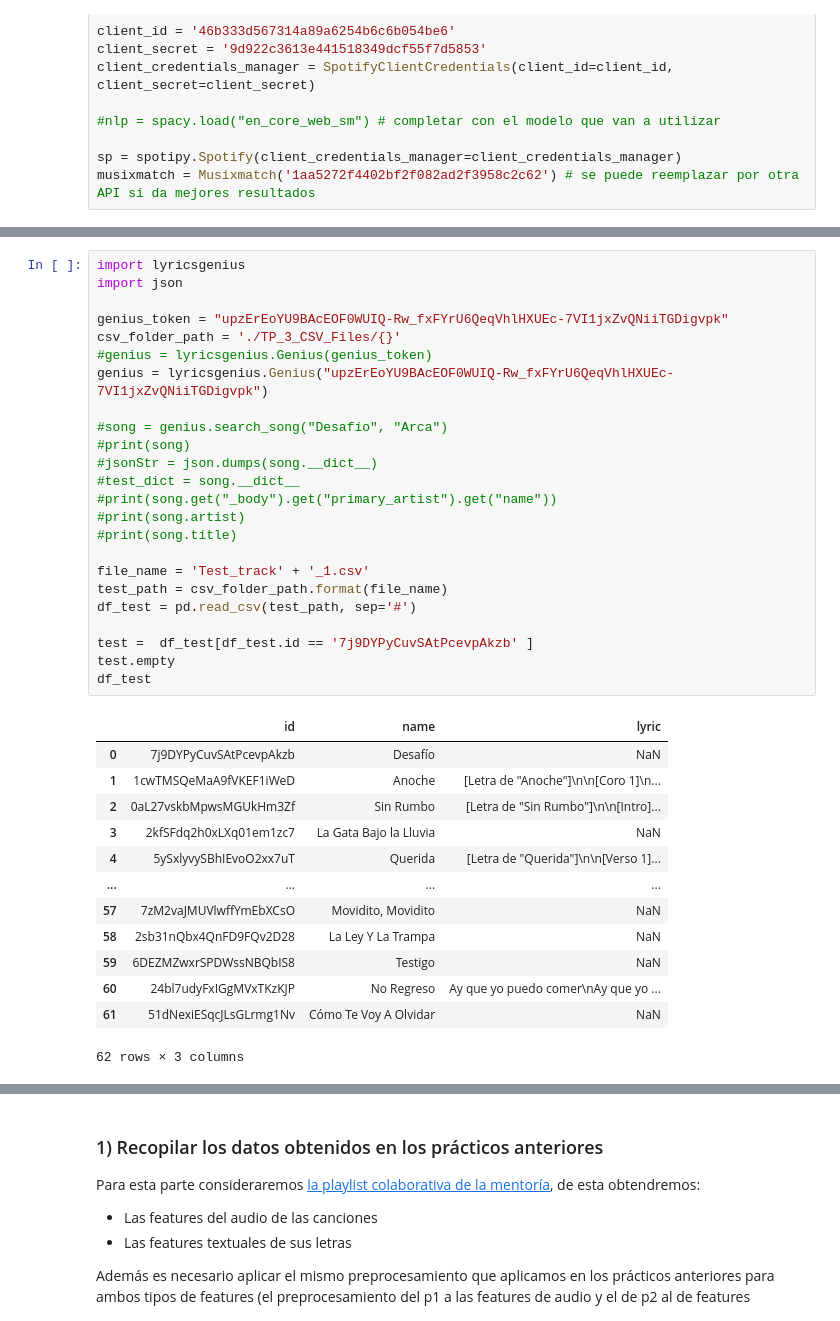
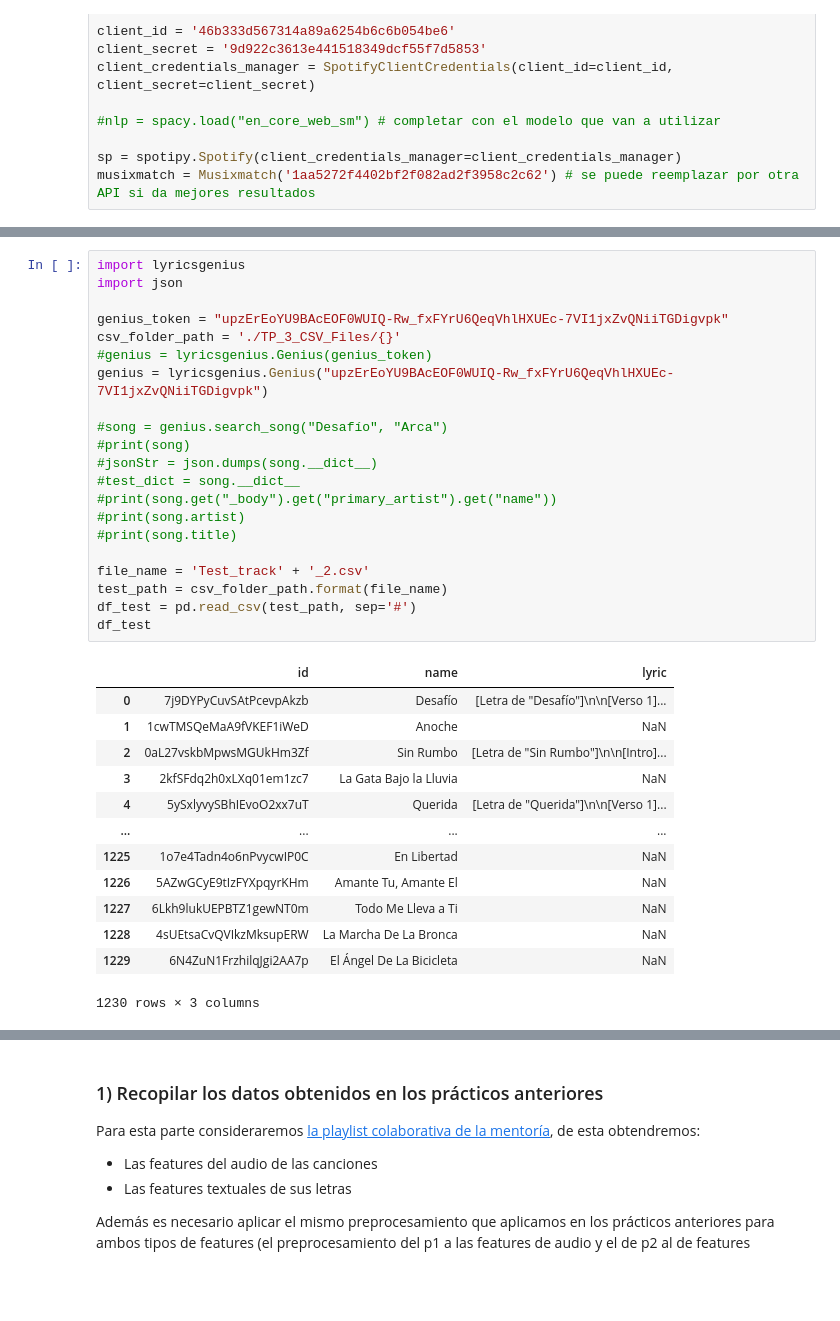
Before and after one commit to igutierrez-projects/IA-project-classify-tracks, a Jupyter notebook: TP_3_Mentoria_2020.ipynb, the cells around one changed output, grey strips where cells are left out. Saved outputs shown, nothing was run; the diff lists cells and outputs as text; blank space fills up the shorter version.

```diff
--- a/TP_3_Mentoria_2020.ipynb
+++ b/TP_3_Mentoria_2020.ipynb
@@ -140,39 +157,36 @@ df_mentoria
 # %%
 import lyricsgenius
 import json
 
 genius_token = "upzErEoYU9BAcEOF0WUIQ-Rw_fxFYrU6QeqVhlHXUEc-7VI1jxZvQNiiTGDigvpk"
 csv_folder_path = './TP_3_CSV_Files/{}'
 #genius = lyricsgenius.Genius(genius_token)
 genius = lyricsgenius.Genius("upzErEoYU9BAcEOF0WUIQ-Rw_fxFYrU6QeqVhlHXUEc-7VI1jxZvQNiiTGDigvpk")
 
 #song = genius.search_song("Desafío", "Arca")
 #print(song)
 #jsonStr = json.dumps(song.__dict__)
 #test_dict = song.__dict__
 #print(song.get("_body").get("primary_artist").get("name"))
 #print(song.artist)
 #print(song.title)
 
-file_name = 'Test_track' + '_1.csv'
+file_name = 'Test_track' + '_2.csv'
 test_path = csv_folder_path.format(file_name)
 df_test = pd.read_csv(test_path, sep='#')
-
-test =  df_test[df_test.id == '7j9DYPyCuvSAtPcevpAkzb' ]
-test.empty
 df_test
 # %% [output]
 |  | id | name | lyric |
-| 0 | 7j9DYPyCuvSAtPcevpAkzb | Desafío | NaN |
-| 1 | 1cwTMSQeMaA9fVKEF1iWeD | Anoche | [Letra de "Anoche"]\n\n[Coro 1]\n... |
+| 0 | 7j9DYPyCuvSAtPcevpAkzb | Desafío | [Letra de "Desafío"]\n\n[Verso 1]... |
+| 1 | 1cwTMSQeMaA9fVKEF1iWeD | Anoche | NaN |
 | 2 | 0aL27vskbMpwsMGUkHm3Zf | Sin Rumbo | [Letra de "Sin Rumbo"]\n\n[Intro]... |
 | 3 | 2kfSFdq2h0xLXq01em1zc7 | La Gata Bajo la Lluvia | NaN |
 | 4 | 5ySxlyvySBhIEvoO2xx7uT | Querida | [Letra de "Querida"]\n\n[Verso 1]... |
 | ... | ... | ... | ... |
-| 57 | 7zM2vaJMUVlwffYmEbXCsO | Movidito, Movidito | NaN |
-| 58 | 2sb31nQbx4QnFD9FQv2D28 | La Ley Y La Trampa | NaN |
-| 59 | 6DEZMZwxrSPDWssNBQbIS8 | Testigo | NaN |
-| 60 | 24bl7udyFxIGgMVxTKzKJP | No Regreso | Ay que yo puedo comer\nAy que yo ... |
-| 61 | 51dNexiESqcJLsGLrmg1Nv | Cómo Te Voy A Olvidar | NaN |
+| 1225 | 1o7e4Tadn4o6nPvycwIP0C | En Libertad | NaN |
+| 1226 | 5AZwGCyE9tIzFYXpqyrKHm | Amante Tu, Amante El | NaN |
+| 1227 | 6Lkh9lukUEPBTZ1gewNT0m | Todo Me Lleva a Ti | NaN |
+| 1228 | 4sUEtsaCvQVIkzMksupERW | La Marcha De La Bronca | NaN |
+| 1229 | 6N4ZuN1FrzhilqJgi2AA7p | El Ángel De La Bicicleta | NaN |
-62 rows × 3 columns
+1230 rows × 3 columns
 # %%
```
Also changed, not shown: parts of 11 cells of this notebook, 6 other files.
